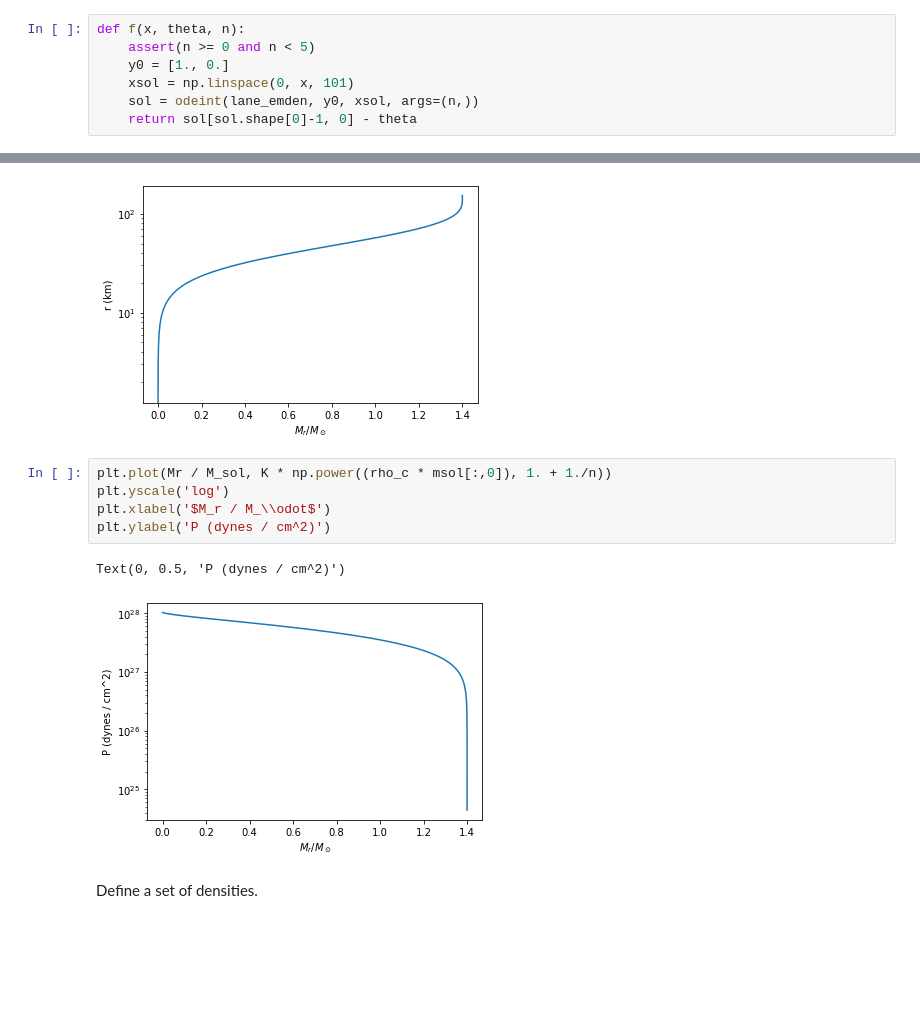
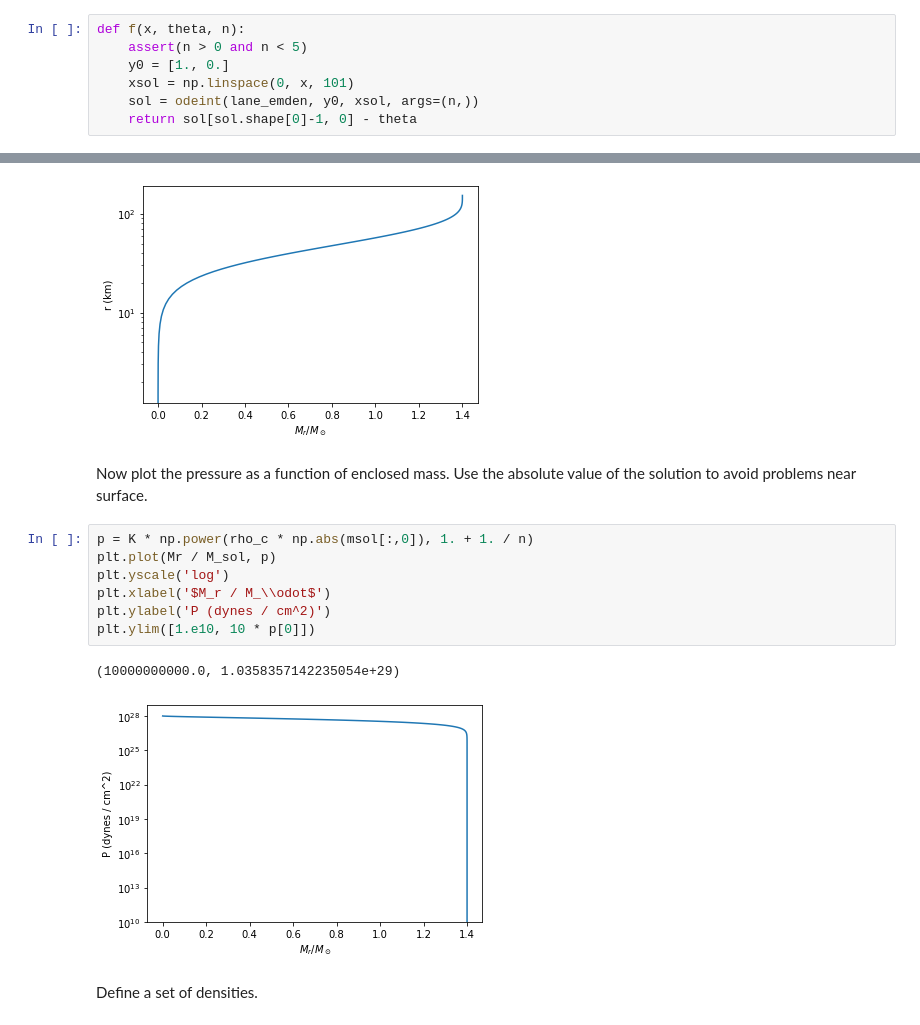
Before and after one commit to mbradle/polytrope, a Jupyter notebook: polytrope.ipynb, the cells around one changed output, grey strips where cells are left out. Drawn from its saved outputs; the diff is of its cells as text; blank space fills up the shorter version.

```diff
--- a/polytrope.ipynb
+++ b/polytrope.ipynb
@@ -23,7 +23,7 @@ def lane_emden(y, x, n):
 Now we set up the root function to find the independent variable that gives the solution to the Lane-Emden equation equal to the input value theta.
 # %%
 def f(x, theta, n):
-    assert(n >= 0 and n < 5)
+    assert(n > 0 and n < 5)
     y0 = [1., 0.]
     xsol = np.linspace(0, x, 101)
     sol = odeint(lane_emden, y0, xsol, args=(n,))
@@ -104,14 +106,18 @@ plt.ylabel('r (km)')
 # %% [output]
 Text(0, 0.5, 'r (km)')
 [figure]
+# %% [markdown]
+Now plot the pressure as a function of enclosed mass.  Use the absolute value of the solution to avoid problems near surface.
 # %%
-plt.plot(Mr / M_sol, K * np.power((rho_c * msol[:,0]), 1. + 1./n))
+p = K * np.power(rho_c * np.abs(msol[:,0]), 1. + 1. / n)
+plt.plot(Mr / M_sol, p)
 plt.yscale('log')
 plt.xlabel('$M_r / M_\\odot$')
 plt.ylabel('P (dynes / cm^2)')
+plt.ylim([1.e10, 10 * p[0]])
 # %% [output]
-Text(0, 0.5, 'P (dynes / cm^2)')
+(10000000000.0, 1.0358357142235054e+29)
-[figure, old version]
+[figure, new version]
 # %% [markdown]
 Define a set of densities.
 # %%
```
Also changed, not shown: parts of 3 cells of this notebook.
